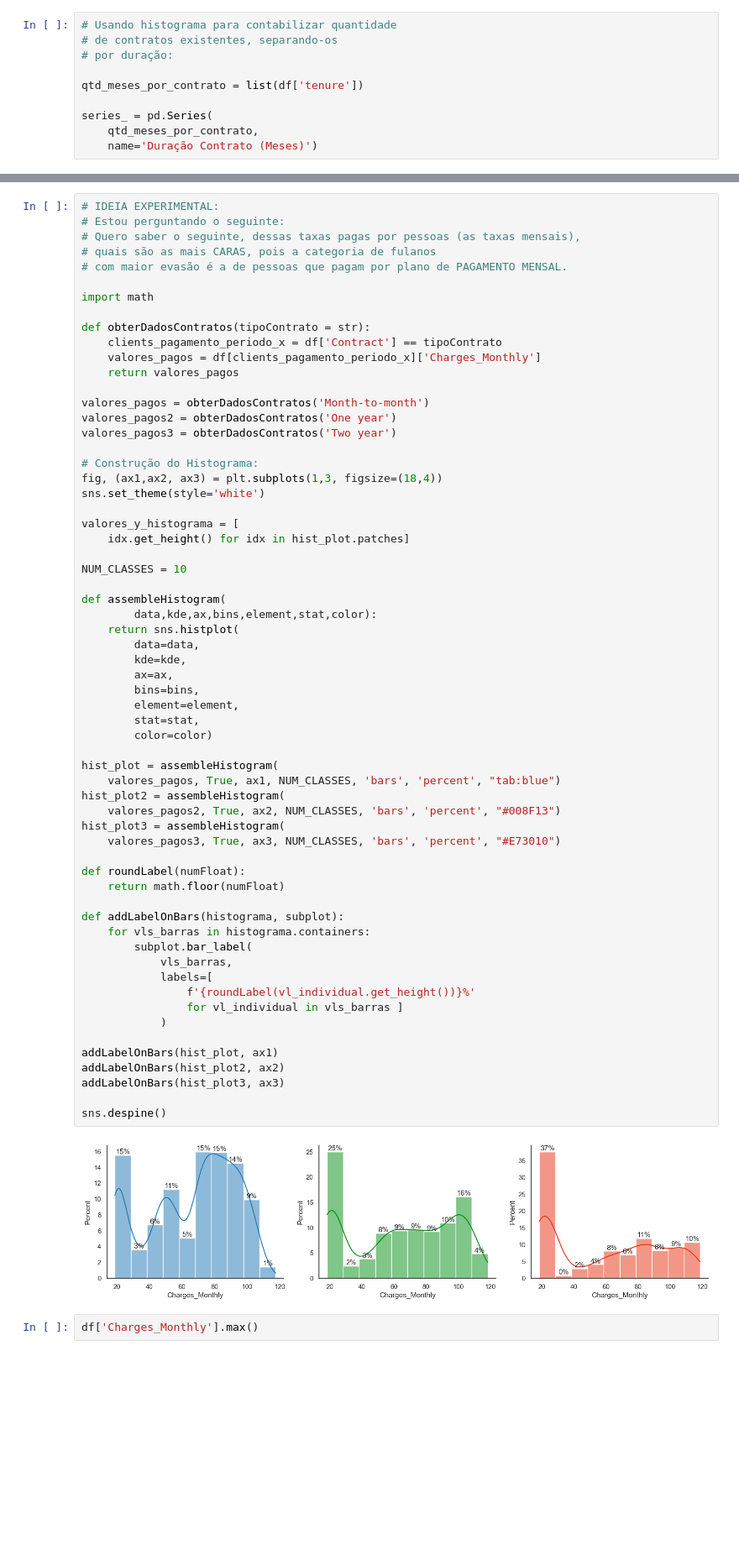
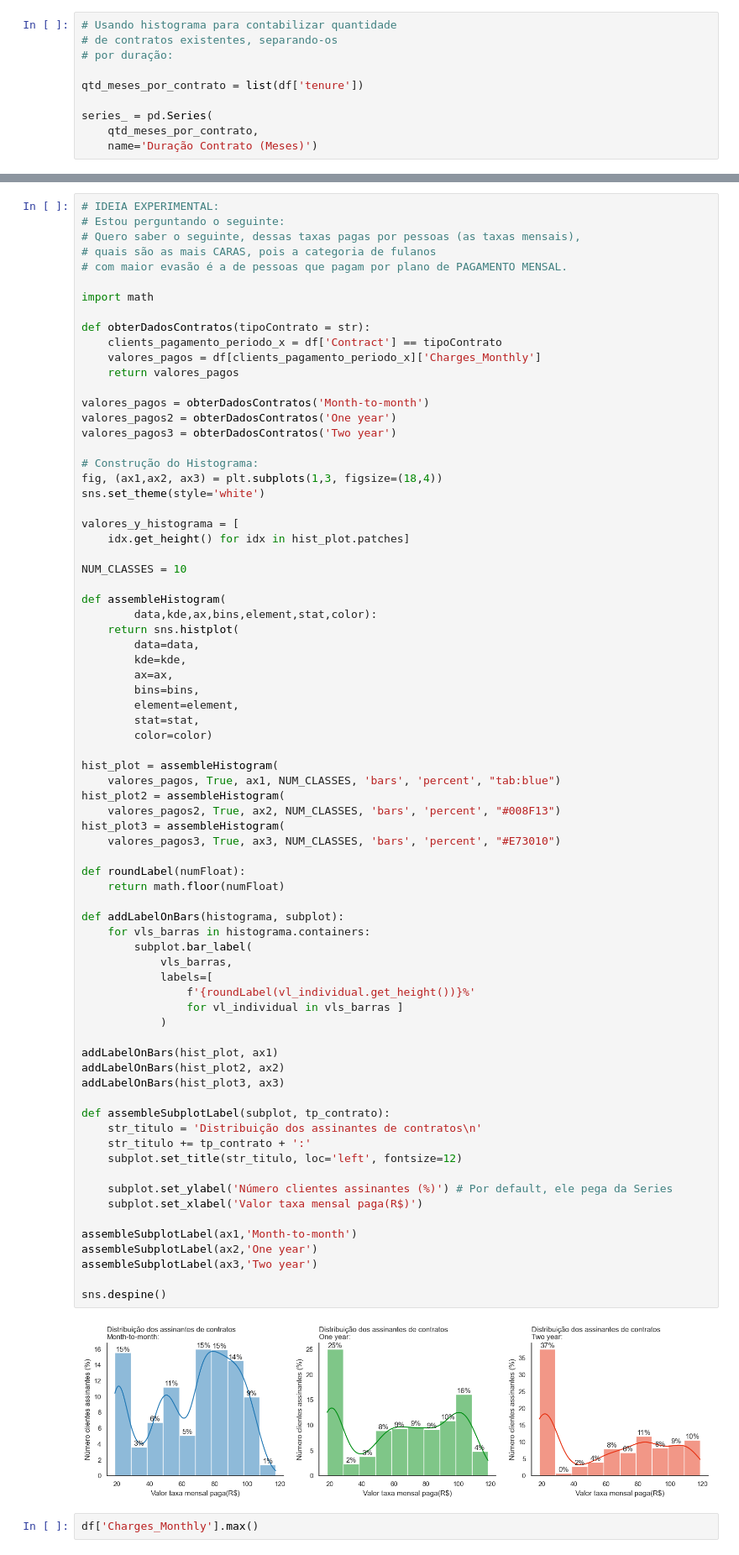
Before and after one commit to Megalonnix/ChallengeTelecomX, a Jupyter notebook: TelecomX_BR.ipynb, the cells around one changed output, grey strips where cells are left out. Shown: that part at 84% size. Saved outputs shown, nothing was run; the diff lists cells and outputs as text; blank space fills up the shorter version.

```diff
--- a/TelecomX_BR.ipynb
+++ b/TelecomX_BR.ipynb
@@ -671,34 +671,46 @@ def assembleHistogram(
         bins=bins,
         element=element,
         stat=stat,
         color=color)
 
 hist_plot = assembleHistogram(
     valores_pagos, True, ax1, NUM_CLASSES, 'bars', 'percent', "tab:blue")
 hist_plot2 = assembleHistogram(
     valores_pagos2, True, ax2, NUM_CLASSES, 'bars', 'percent', "#008F13")
 hist_plot3 = assembleHistogram(
     valores_pagos3, True, ax3, NUM_CLASSES, 'bars', 'percent', "#E73010")
 
 def roundLabel(numFloat):
     return math.floor(numFloat)
 
 def addLabelOnBars(histograma, subplot):
     for vls_barras in histograma.containers:
         subplot.bar_label(
             vls_barras,
             labels=[
                 f'{roundLabel(vl_individual.get_height())}%'
                 for vl_individual in vls_barras ]
             )
 
 addLabelOnBars(hist_plot, ax1)
 addLabelOnBars(hist_plot2, ax2)
 addLabelOnBars(hist_plot3, ax3)
 
+def assembleSubplotLabel(subplot, tp_contrato):
+    str_titulo = 'Distribuição dos assinantes de contratos\n'
+    str_titulo += tp_contrato + ':'
+    subplot.set_title(str_titulo, loc='left', fontsize=12)
+
+    subplot.set_ylabel('Número clientes assinantes (%)') # Por default, ele pega da Series
+    subplot.set_xlabel('Valor taxa mensal paga(R$)')
+
+assembleSubplotLabel(ax1,'Month-to-month')
+assembleSubplotLabel(ax2,'One year')
+assembleSubplotLabel(ax3,'Two year')
+
 sns.despine()
 # %% [output]
-[figure, old version]
+[figure, new version]
 # %%
 df['Charges_Monthly'].max()
 # %% [output]
```
